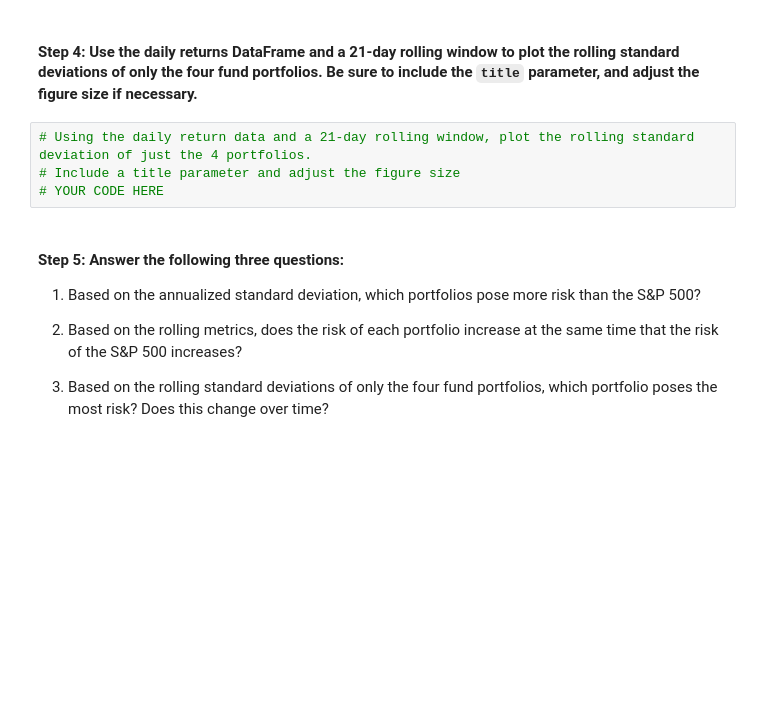
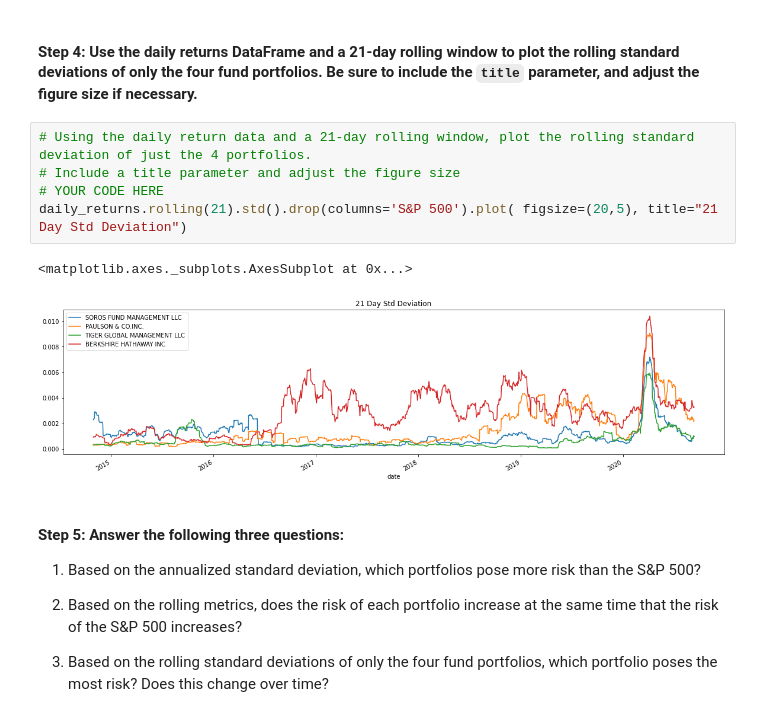
Before and after one commit to AnilVinnakota/assignment4, a Jupyter notebook: risk_return_analysis.ipynb, the cells around one changed output. Drawn from its saved outputs; the diff is of its cells as text; blank space fills up the shorter version.

```diff
--- a/risk_return_analysis.ipynb
+++ b/risk_return_analysis.ipynb
@@ -255,7 +280,11 @@ Evaluate the risk profile of each portfolio by using the standard deviation and
 # %%
 # Using the daily return data and a 21-day rolling window, plot the rolling standard deviation of just the 4 portfolios.
 # Include a title parameter and adjust the figure size
 # YOUR CODE HERE
+daily_returns.rolling(21).std().drop(columns='S&P 500').plot( figsize=(20,5), title="21 Day Std Deviation")
+# %% [output]
+<matplotlib.axes._subplots.AxesSubplot at 0x...>
+[figure, added]
 # %% [markdown]
 #### Step 5: Answer the following three questions:
 
```
Also changed, not shown: parts of 6 cells of this notebook.
